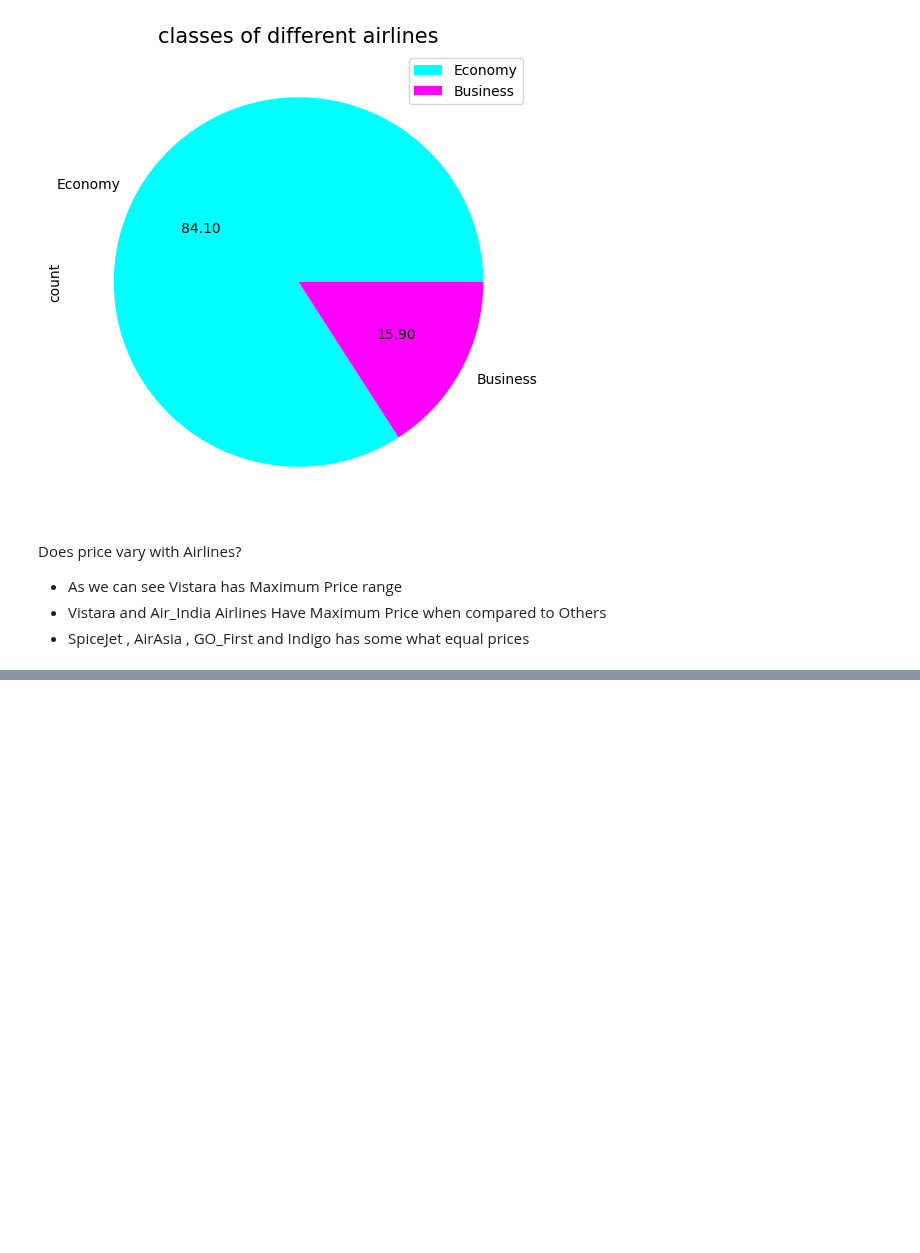
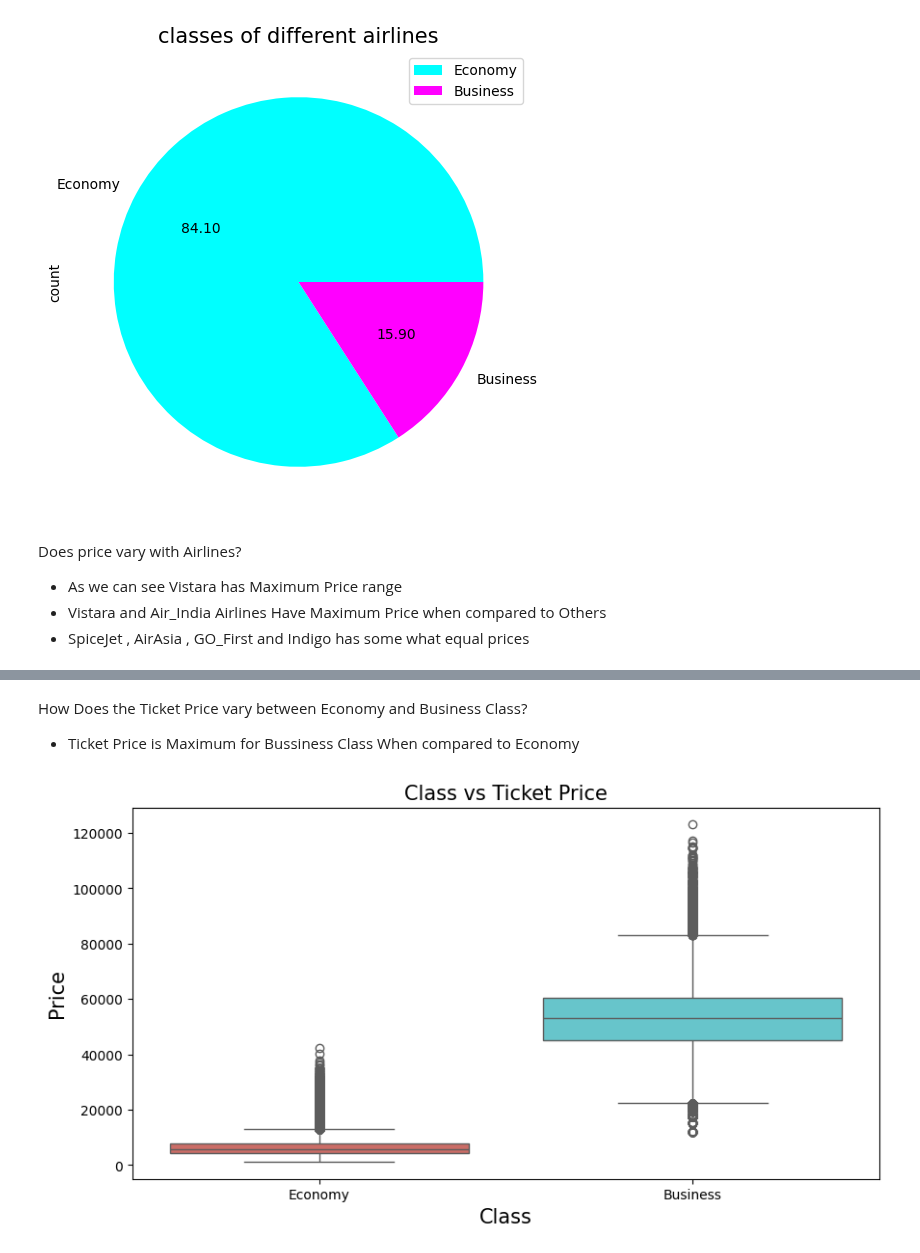
Before and after one commit to Praveenrpw/AI_ModelLab, a Jupyter notebook: flight_fare_prediction/flight_prediction.ipynb, the cells around one changed output, grey strips where cells are left out. Drawn from its saved outputs; the diff is of its cells as text; code cells hidden in the pictures; blank space fills up the shorter version.

```diff
--- a/flight_fare_prediction/flight_prediction.ipynb
+++ b/flight_fare_prediction/flight_prediction.ipynb
@@ -123,0 +133,13 @@ Does price vary with Airlines?
+# %% [markdown]
+How Does the Ticket Price vary between Economy and Business Class?
+
+*   Ticket Price is Maximum for Bussiness Class When compared to Economy
+# %%
+plt.figure(figsize = (10, 5))
+sns.boxplot(x = 'class', y = 'price', data = df, palette = 'hls')
+plt.title('Class vs Ticket Price', fontsize = 15)
+plt.xlabel('Class', fontsize = 15)
+plt.ylabel('Price', fontsize = 15)
+plt.show()
+# %% [output]
+[figure, added]
```
Also changed, not shown: parts of 8 cells of this notebook.
